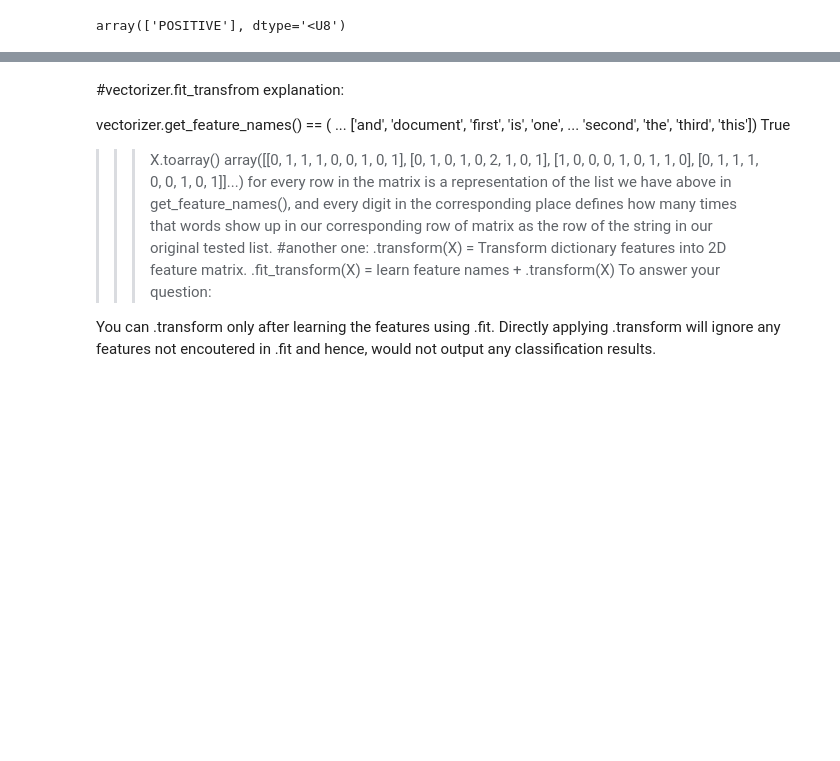
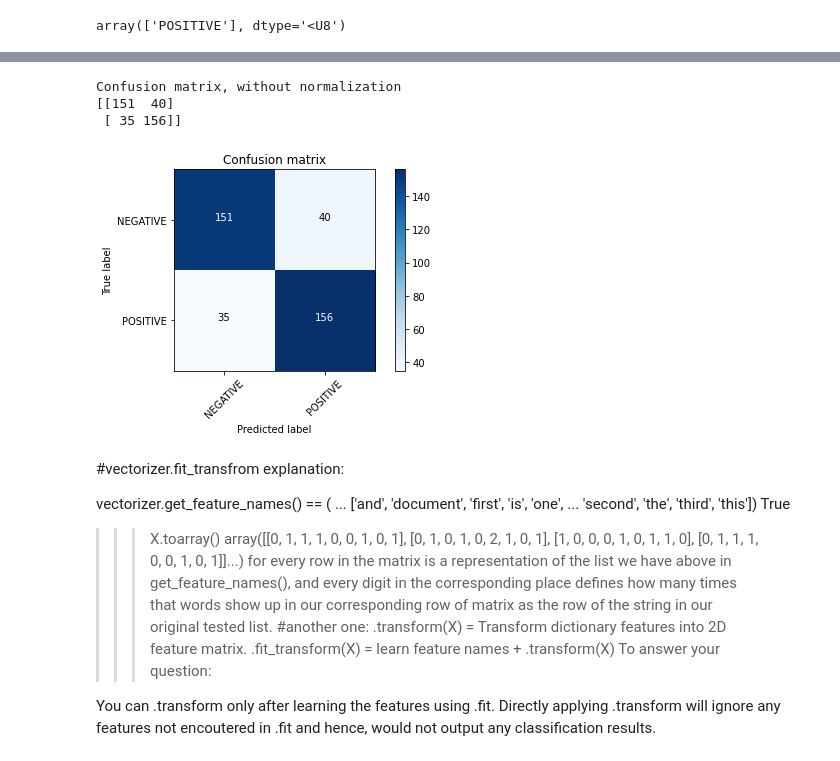
Before and after one commit to liorsl1/ML-Projects, a Jupyter notebook: ML-ReviewClassifier/TextClassification.ipynb, the cells around one changed output, grey strips where cells are left out. Saved outputs shown, nothing was run; the diff lists cells and outputs as text; code cells hidden in the pictures; blank space fills up the shorter version.

```diff
--- a/ML-ReviewClassifier/TextClassification.ipynb
+++ b/ML-ReviewClassifier/TextClassification.ipynb
@@ -51,13 +51,22 @@ reviews_list[1].sentiment
 # %%
 #Prep data
 from sklearn.model_selection import train_test_split
-training, test= train_test_split(reviews_list,test_size=0.33,random_state=42)
+training, test= train_test_split(reviews_list,test_size=0.31,random_state=42) #when we cross the 0.3 test size, our prediction accuracy gets worse, since it induces an overfitting for the model, too much data which is probably not that diverse.
+
+#adding numerical values for the train set.
+numerical_trainx=['10','6','5','4','2','10 out of 10','0']
+numerical_trainy=[Sentiment.POSITIVE,Sentiment.NEUTRAL,Sentiment.NEUTRAL,Sentiment.NEGATIVE,Sentiment.NEGATIVE,Sentiment.POSITIVE,Sentiment.NEGATIVE]
 train_container=ReviewContainer(training)
 test_container=ReviewContainer(test)
 train_container.evenly_distribute()
 test_container.evenly_distribute()
+
 train_x = train_container.get_text()
 train_y = train_container.get_sentiment()
+#adding our custom set
+train_x.extend(numerical_trainx)
+train_y.extend(numerical_trainy)
+
 test_x=test_container.get_text()
 test_y=test_container.get_sentiment()
 train_y.count(Sentiment.POSITIVE)
@@ -75,9 +84,8 @@ test_x_vectors=vectorizer.transform(test_x)
 To declare a class and use it, the declation needs to be above the program ofc, otherwise we wont have the definition.(which is why Review class is above)
 Basically, it makes the code more neat and clean using classes instead of indexes.
 # %%
-#Classification-> Linear SVM
+#Classification-> Linear SVM (support vector machine)
 from sklearn import svm
 clf_svm=svm.SVC(kernel='linear')
 clf_svm.fit(train_x_vectors,train_y)
-test_x[0]
-clf_svm.predict(test_x_vectors[0])
+ypred=clf_svm.predict(test_x_vectors)
@@ -139,3 +193,17 @@ test_y.count(Sentiment.POSITIVE)
+# %%
+# Compute confusion matrix
+cnf_matrix = confusion_matrix(test_y, ypred, labels=[Sentiment.NEGATIVE,Sentiment.POSITIVE])
+np.set_printoptions(precision=2)
+
+# Plot non-normalized confusion matrix
+plt.figure()
+plot_confusion_matrix(cnf_matrix, classes=['NEGATIVE','POSITIVE'],normalize= False,  title='Confusion matrix')
+#as we can see, the prediction is pretty even on both sides.
+# %% [output]
+Confusion matrix, without normalization
+[[151  40]
+ [ 35 156]]
+[figure, added]
 # %% [markdown]
 #vectorizer.fit_transfrom explanation:
 
```
Also changed, not shown: parts of 11 cells of this notebook.
